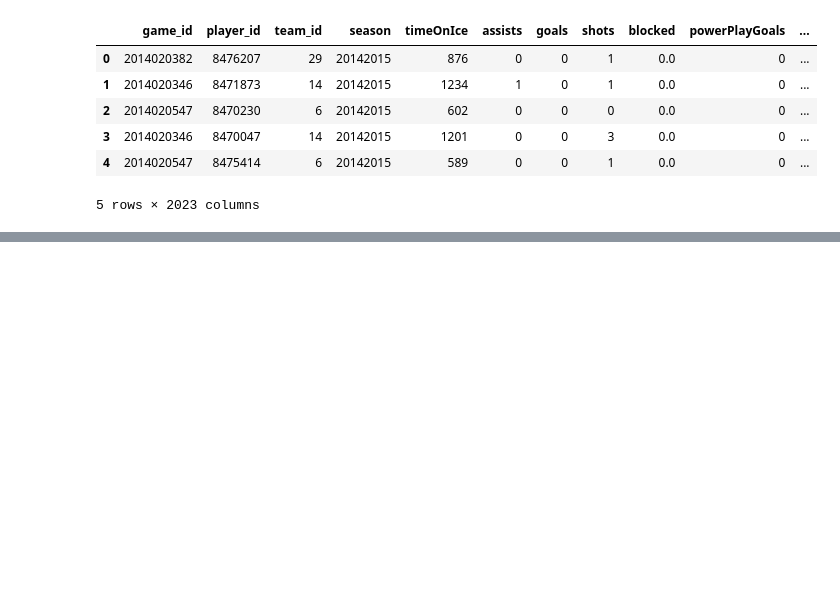
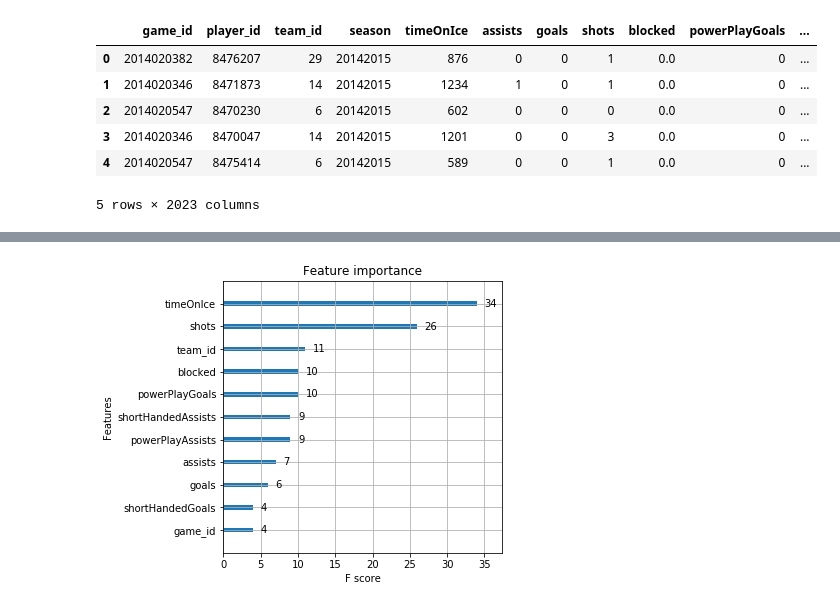
Before and after one commit to mattuzi17/ETL-Project, a Jupyter notebook: NHL_jupyternotebook.ipynb, the cells around one changed output, grey strips where cells are left out. Cells and saved outputs as stored; diff of their text form; code cells hidden in the pictures; blank space fills up the shorter version.

```diff
--- a/NHL_jupyternotebook.ipynb
+++ b/NHL_jupyternotebook.ipynb
@@ -480,0 +516,6 @@ NameError: name 'X_train' is not defined
+# %%
+xgb.plot_importance(xg_reg)
+plt.rcParams['figure.figsize'] = [5, 5]
+plt.show()
+# %% [output]
+[figure, added]
```
Also changed, not shown: parts of 13 cells of this notebook.
